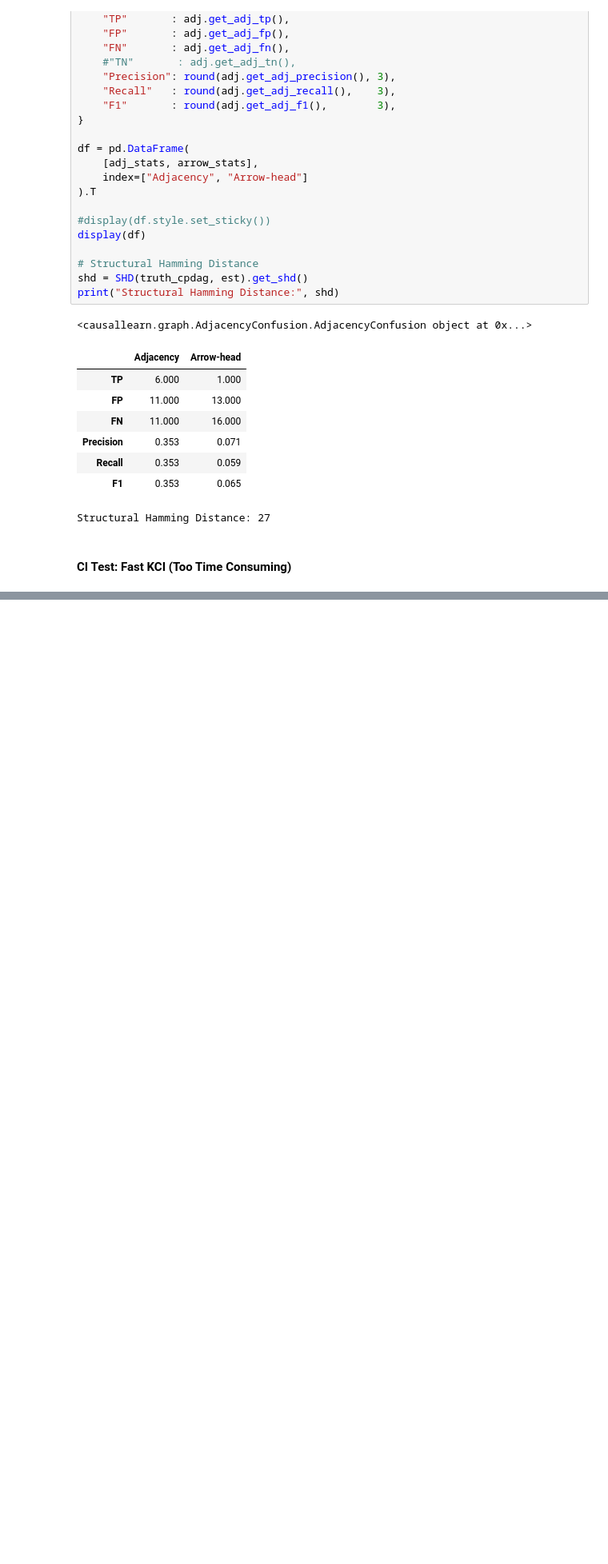
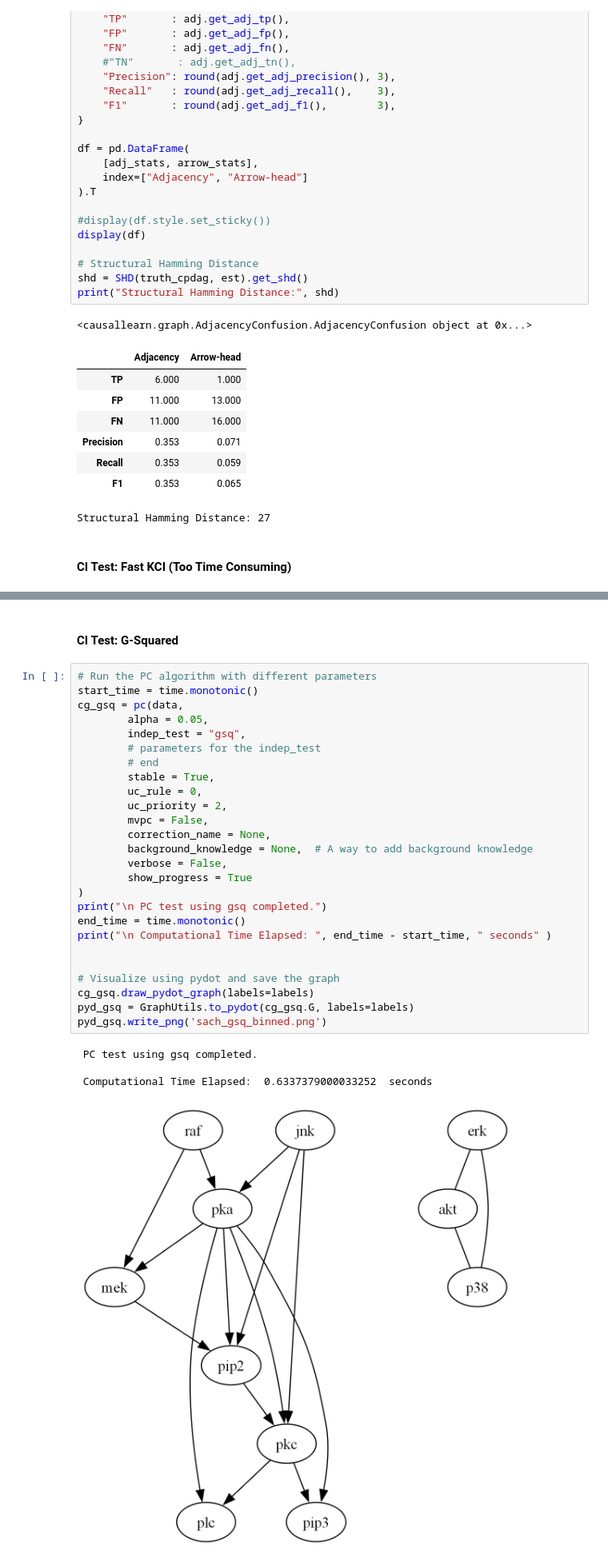
Before and after one commit to HK-Tan/Causal-Discovery-for-Financial-Applications, a Jupyter notebook: stats_256_notebook.ipynb, the cells around one changed output, grey strips where cells are left out. Shown at 80% size. Cells and saved outputs as stored; diff of their text form; blank space fills up the shorter version.

```diff
--- a/stats_256_notebook.ipynb
+++ b/stats_256_notebook.ipynb
@@ -291,0 +489,33 @@ KeyboardInterrupt:
+# %% [markdown]
+#### CI Test: G-Squared
+# %%
+# Run the PC algorithm with different parameters
+start_time = time.monotonic()
+cg_gsq = pc(data,
+        alpha = 0.05,
+        indep_test = "gsq",
+        # parameters for the indep_test
+        # end
+        stable = True,
+        uc_rule = 0,
+        uc_priority = 2,
+        mvpc = False,
+        correction_name = None,
+        background_knowledge = None,  # A way to add background knowledge
+        verbose = False,
+        show_progress = True
+)
+print("\n PC test using gsq completed.")
+end_time = time.monotonic()
+print("\n Computational Time Elapsed: ", end_time - start_time, " seconds" )
+
+
+# Visualize using pydot and save the graph
+cg_gsq.draw_pydot_graph(labels=labels)
+pyd_gsq = GraphUtils.to_pydot(cg_gsq.G, labels=labels)
+pyd_gsq.write_png('sach_gsq_binned.png')
+# %% [output]
+ PC test using gsq completed.
+
+ Computational Time Elapsed:  0.6337379000033252  seconds
+[figure, added]
```
Also changed, not shown: parts of 16 cells of this notebook, 6 other files.
